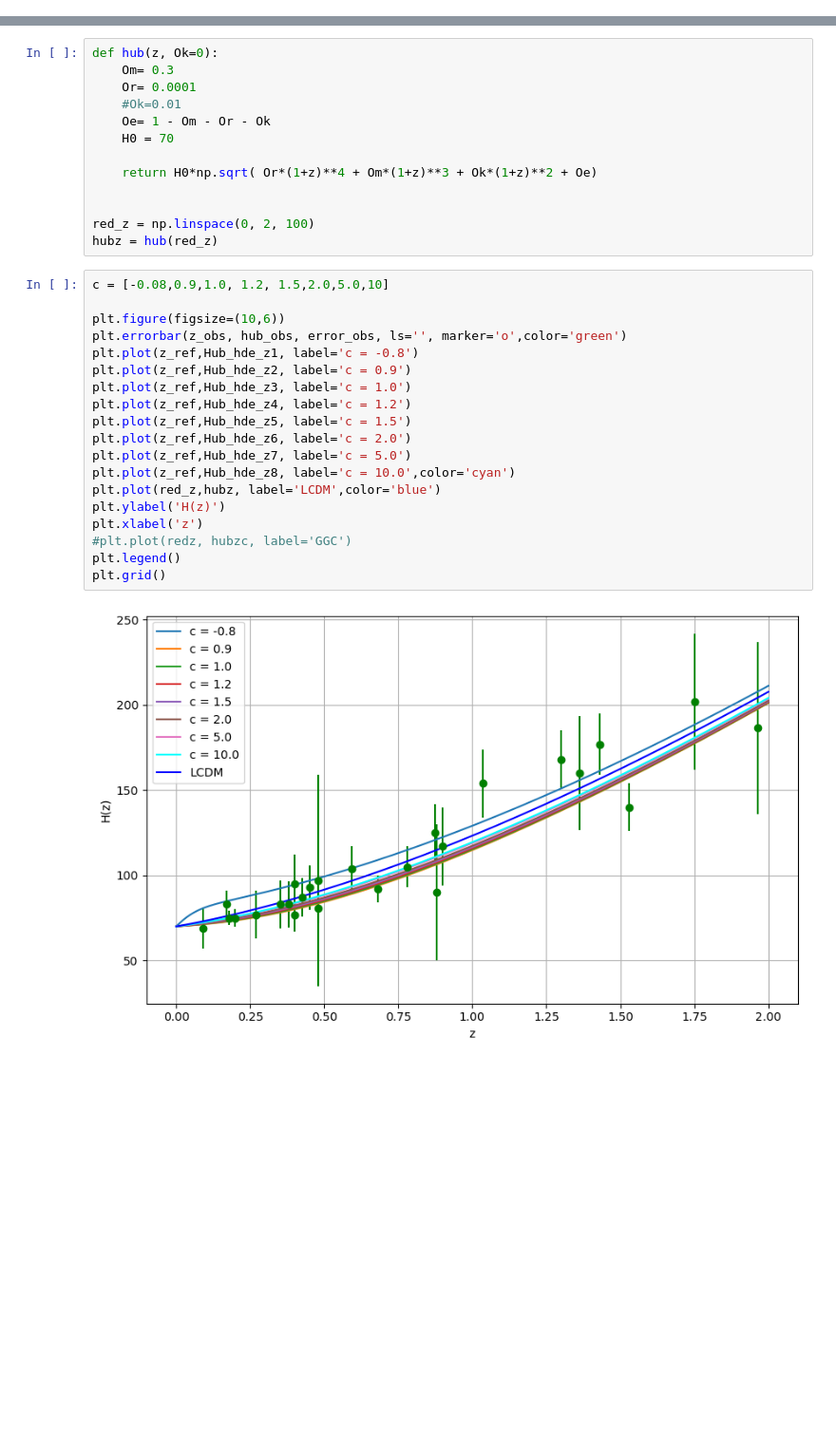
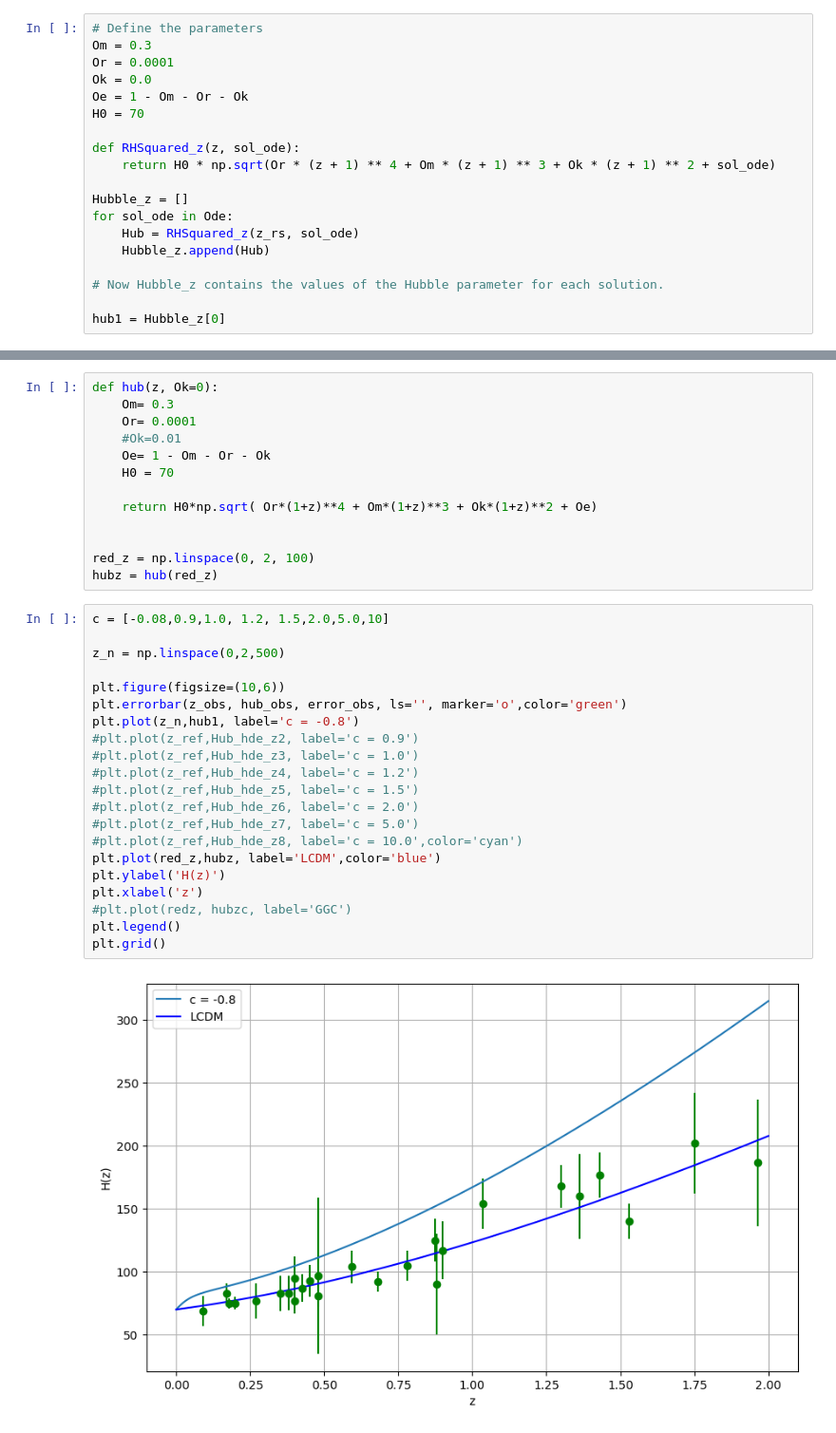
Before and after one commit to xlxnsxzpxtx/HolographicDE, a Jupyter notebook: hde_solutions_z.ipynb, the cells around one changed output, grey strips where cells are left out. Shown: that part at 95% size. Saved outputs shown, nothing was run; the diff lists cells and outputs as text; blank space fills up the shorter version.

```diff
--- a/hde_solutions_z.ipynb
+++ b/hde_solutions_z.ipynb
@@ -571,3 +468,22 @@ Hub_hde_z8 = RHSquared_z8(z_ref)
+# %%
+# Define the parameters
+Om = 0.3
+Or = 0.0001
+Ok = 0.0
+Oe = 1 - Om - Or - Ok
+H0 = 70
+
+def RHSquared_z(z, sol_ode):
+    return H0 * np.sqrt(Or * (z + 1) ** 4 + Om * (z + 1) ** 3 + Ok * (z + 1) ** 2 + sol_ode)
+
+Hubble_z = []
+for sol_ode in Ode:
+    Hub = RHSquared_z(z_rs, sol_ode)
+    Hubble_z.append(Hub)
+
+# Now Hubble_z contains the values of the Hubble parameter for each solution.
+
+hub1 = Hubble_z[0]
 # %%
 arr_hub = np.loadtxt('Hz_all.dat')
 z_obs= arr_hub[:,0]
@@ -589,21 +505,23 @@ hubz = hub(red_z)
 # %%
 c = [-0.08,0.9,1.0, 1.2, 1.5,2.0,5.0,10]
 
+z_n = np.linspace(0,2,500)
+
 plt.figure(figsize=(10,6))
 plt.errorbar(z_obs, hub_obs, error_obs, ls='', marker='o',color='green')
-plt.plot(z_ref,Hub_hde_z1, label='c = -0.8')
-plt.plot(z_ref,Hub_hde_z2, label='c = 0.9')
-plt.plot(z_ref,Hub_hde_z3, label='c = 1.0')
-plt.plot(z_ref,Hub_hde_z4, label='c = 1.2')
-plt.plot(z_ref,Hub_hde_z5, label='c = 1.5')
-plt.plot(z_ref,Hub_hde_z6, label='c = 2.0')
-plt.plot(z_ref,Hub_hde_z7, label='c = 5.0')
-plt.plot(z_ref,Hub_hde_z8, label='c = 10.0',color='cyan')
+plt.plot(z_n,hub1, label='c = -0.8')
+#plt.plot(z_ref,Hub_hde_z2, label='c = 0.9')
+#plt.plot(z_ref,Hub_hde_z3, label='c = 1.0')
+#plt.plot(z_ref,Hub_hde_z4, label='c = 1.2')
+#plt.plot(z_ref,Hub_hde_z5, label='c = 1.5')
+#plt.plot(z_ref,Hub_hde_z6, label='c = 2.0')
+#plt.plot(z_ref,Hub_hde_z7, label='c = 5.0')
+#plt.plot(z_ref,Hub_hde_z8, label='c = 10.0',color='cyan')
 plt.plot(red_z,hubz, label='LCDM',color='blue')
 plt.ylabel('H(z)')
 plt.xlabel('z')
 #plt.plot(redz, hubzc, label='GGC')
 plt.legend()
 plt.grid()
 # %% [output]
-[figure, old version]
+[figure, new version]
```
Also changed, not shown: parts of 3 cells of this notebook, 1 other file.
